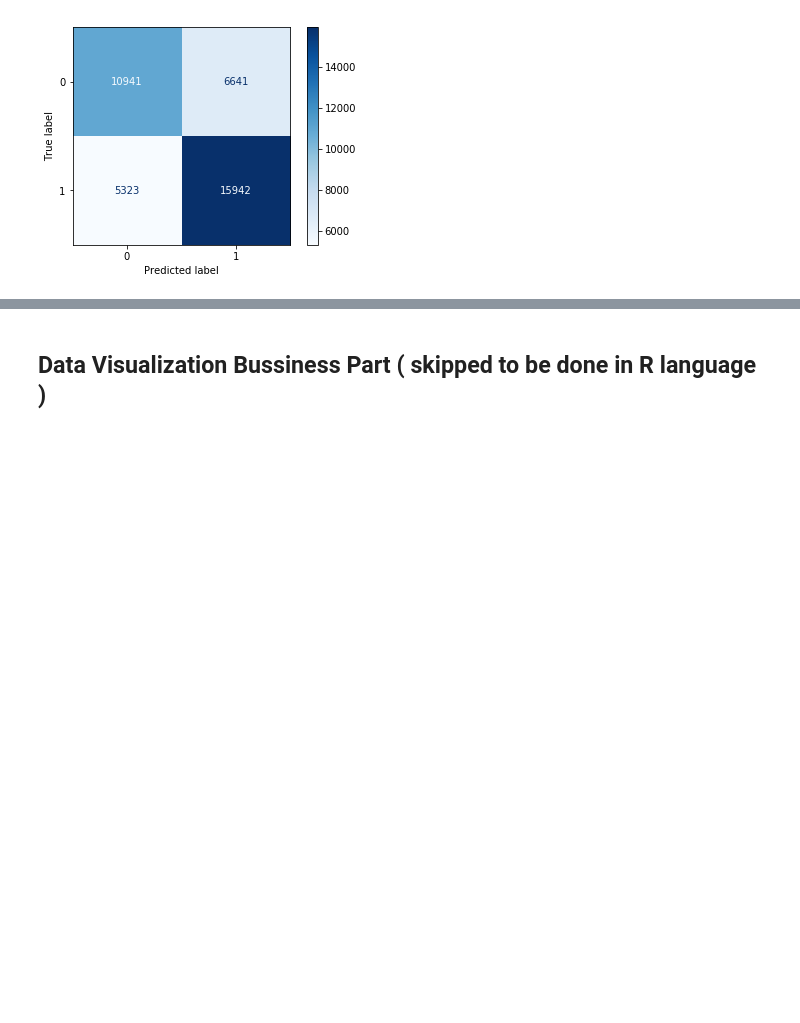
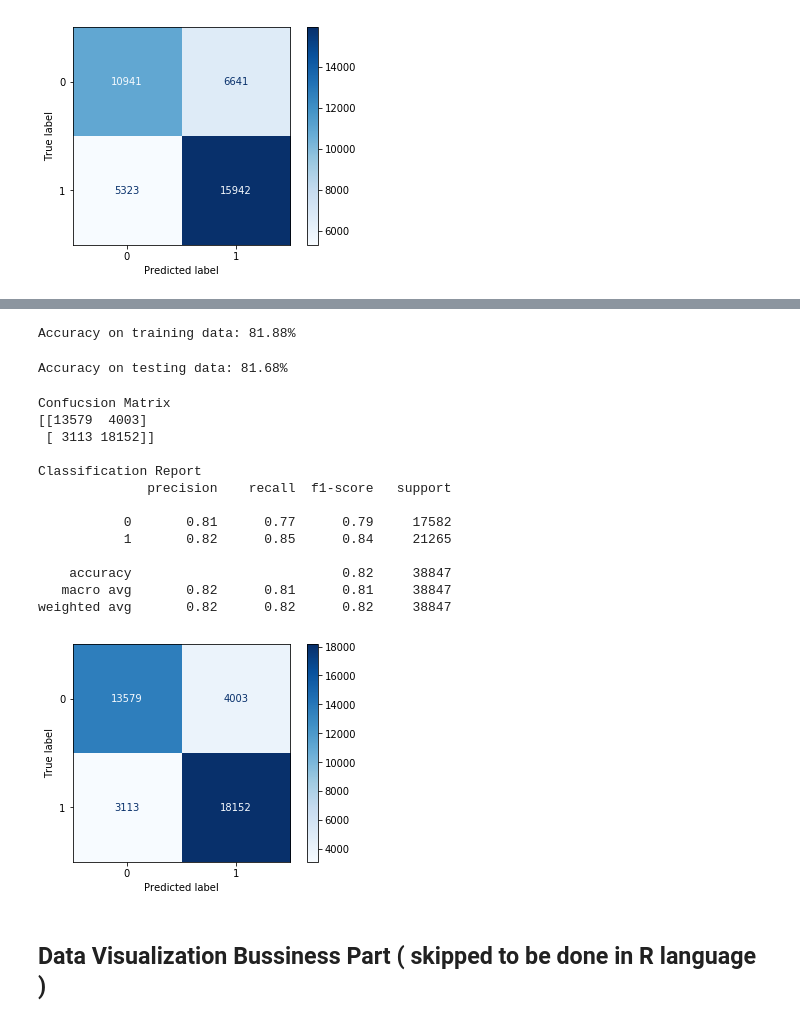
Before and after one commit to OmarKimo/Passengers-Satisfaction-Data-Analysis, a Jupyter notebook: Big Data Project.ipynb, the cells around one changed output, grey strips where cells are left out. Drawn from its saved outputs; the diff is of its cells as text; code cells hidden in the pictures; blank space fills up the shorter version.

Commit message:
add Logistic Regression Algorithm

```diff
--- a/Big Data Project.ipynb
+++ b/Big Data Project.ipynb
@@ -656,3 +702,60 @@ weighted avg       0.69      0.69      0.69     38847
+# %%
+#from sklearn.preprocessing import Imputer    ## Omar: it's deprecated
+from sklearn.impute import SimpleImputer      # importing class imputer to replace zero missing values with mean values
+
+#Impute with mean all 0 readings
+fill_0 = SimpleImputer(missing_values=0, strategy="mean", verbose=0)  # axis=0 -> col, verbose = axis
+
+x_train = fill_0.fit_transform(x_train)
+x_test = fill_0.fit_transform(x_test)
+# %%
+from sklearn.linear_model import LogisticRegression
+# Create LogisticRegression object
+lr_model = LogisticRegression(random_state=42, max_iter=10000)
+lr_model.fit(x_train, y_train.ravel());
+# %%
+# predict values using the training data
+lr_predict_train = lr_model.predict(x_train)
+
+
+#Accuracy
+print("Accuracy on training data: {:.2%}".format(metrics.accuracy_score(y_train, lr_predict_train))) # accuracy on training data
+# %% [output]
+Accuracy on training data: 81.88%
+# %%
+# predict values using the test data
+lr_predict_test = lr_model.predict(x_test)
+
+
+#Accuracy
+print("Accuracy on testing data: {:.2%}".format(metrics.accuracy_score(y_test, lr_predict_test))) # accuracy on testing data
+# %% [output]
+Accuracy on testing data: 81.68%
+# %%
+#print("Confucsion Matrix")   # left col predicted false , right predicted true
+#print("{0}".format(metrics.confusion_matrix(y_test, lr_predict_test)))
+# plot confusion matrix
+confM = metrics.plot_confusion_matrix(lr_model, x_test, y_test, cmap='Blues', values_format='d')
+print("Confucsion Matrix")
+print(confM.confusion_matrix)
+print("")
+print("Classification Report")
+print(metrics.classification_report(y_test, lr_predict_test))
+# %% [output]
+Confucsion Matrix
+[[13579  4003]
+ [ 3113 18152]]
+
+Classification Report
+              precision    recall  f1-score   support
+
+           0       0.81      0.77      0.79     17582
+           1       0.82      0.85      0.84     21265
+
+    accuracy                           0.82     38847
+   macro avg       0.82      0.81      0.81     38847
+weighted avg       0.82      0.82      0.82     38847
+[figure, added]
 # %% [markdown]
 ## Data Visualization Bussiness Part ( skipped to be done in R language )
 # %%
```
Also changed, not shown: parts of 4 cells of this notebook.
